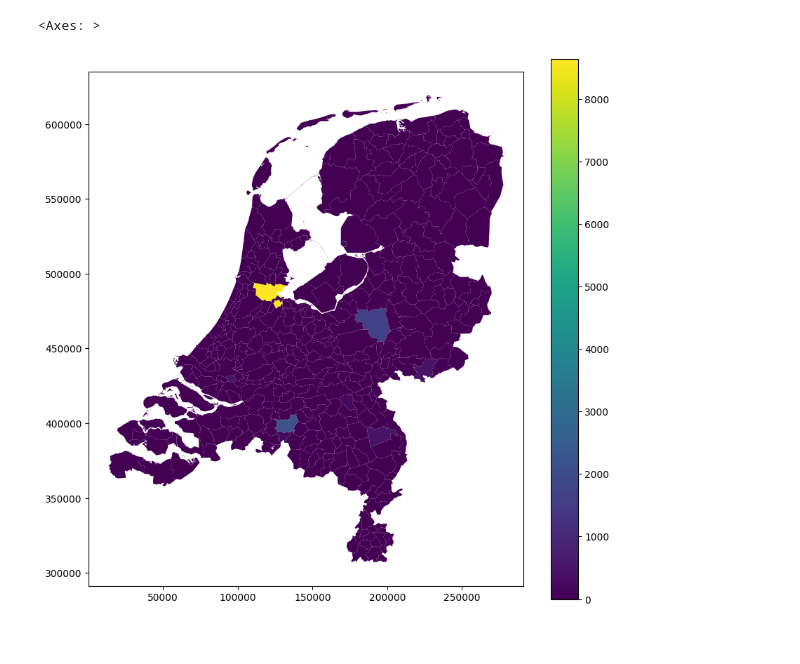
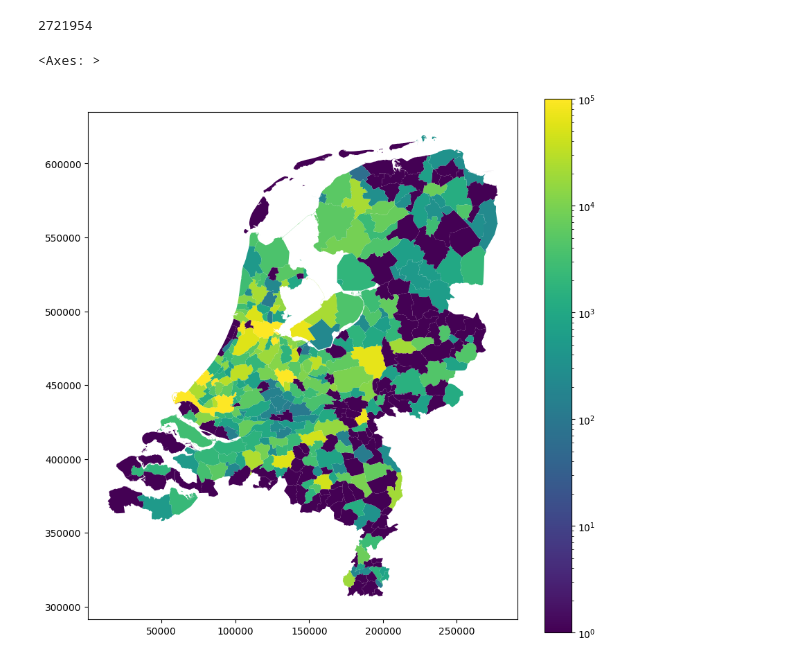
Before and after one commit to larsdekwant/covid-gravity-model, a Jupyter notebook: contact.ipynb, the cells around one changed output. Saved outputs shown, nothing was run; the diff lists cells and outputs as text; code cells hidden in the pictures.

```diff
--- a/contact.ipynb
+++ b/contact.ipynb
@@ -1,27 +1,32 @@
 # %%
 import pandas as pd
 import geopandas as gpd
 import matplotlib.pyplot as plt
 import matplotlib
 import numpy as np
 import os
 
-run = 2
+seed = 4
+run = 3
 
-path = os.getcwd() + '/Data/Model_V1/Data/High/Seed_4'
+path = os.getcwd() + '/Data/Model_V1/Data/High/Seed_' + str(seed)
 contact_data = np.load(path + '/Runs_ref_3_3_5/Contacts_' + str(run) + '.npy')
-contact_data_per_municipality = np.sum(contact_data, axis=1)
+contact_data_per_municipality = np.sum(contact_data, axis=1) + 1
+
+contacts = np.sum(contact_data_per_municipality)
+print(contacts)
 
 mapdf = gpd.read_file('Data/NL-geomap/gemeente_2018_v3.shp')
 mapdf = mapdf[mapdf["H2O"] == "NEE"]
 mapdf.sort_values("GM_NAAM", inplace=True)
 mapdf = mapdf.reset_index(drop=True)
 
 mapdf.insert(0, 'CONTACTS', contact_data_per_municipality)
 #pd.set_option('display.max_rows', None)
 #print(mapdf)
 
-mapdf.plot(column="CONTACTS", figsize=(10,10), legend=True)
+mapdf.plot(column="CONTACTS", figsize=(10,10), legend=True, norm=matplotlib.colors.LogNorm(1,100000))
 # %% [output]
-<Axes: >
+2721954
+<Axes: >
-[figure, old version]
+[figure, new version]
```
Also changed, not shown: 3 other files.
